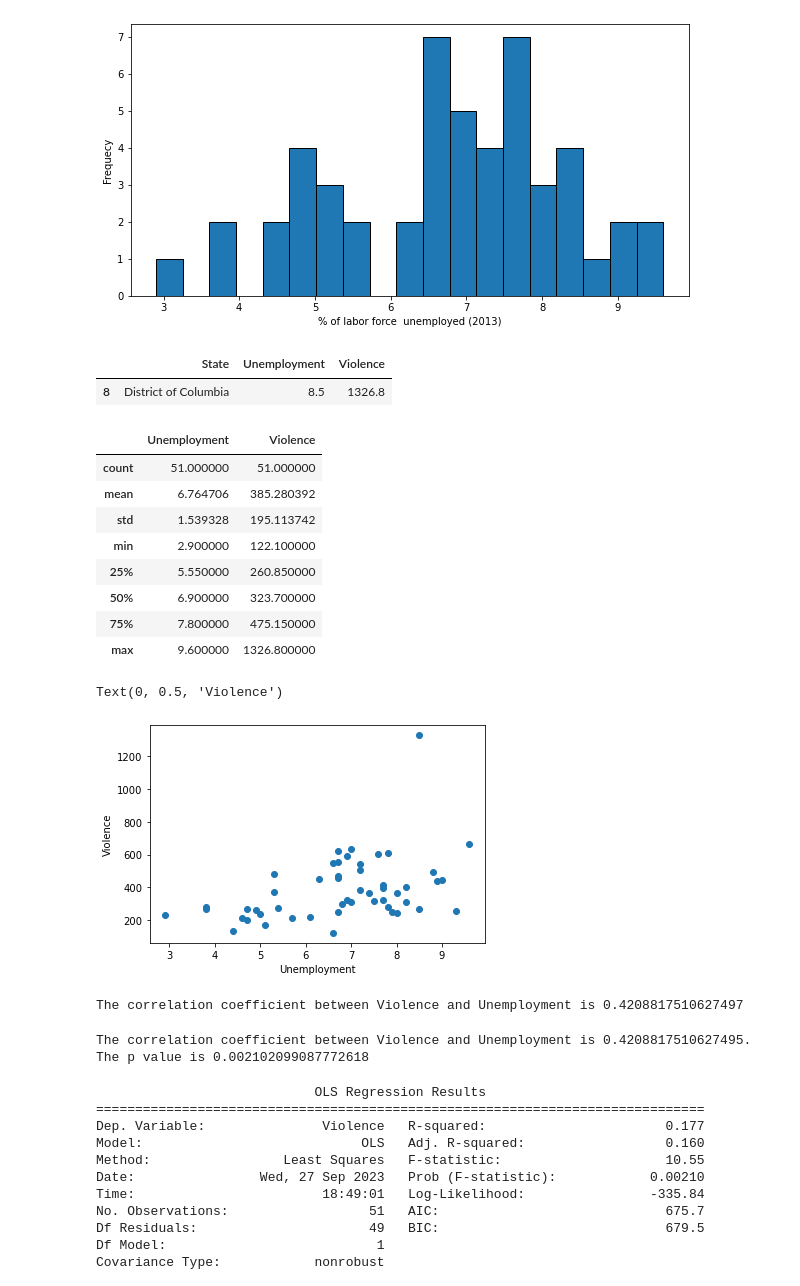
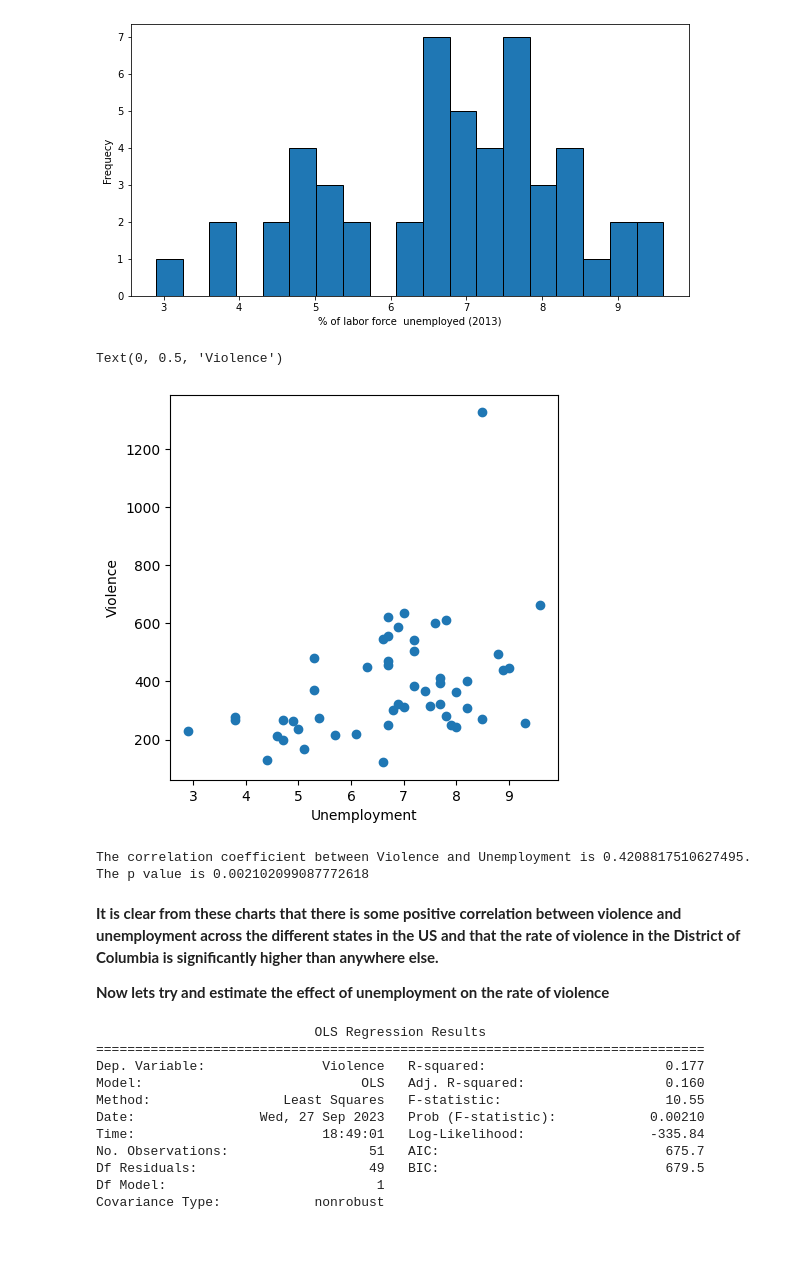
Before and after one commit to tomdoris/Econometrics_Problem-Set-1, a Jupyter notebook: Econometrics undergrad course_Problem set 1.ipynb, the cells around one changed output. Drawn from its saved outputs; the diff is of its cells as text; code cells hidden in the pictures; blank space fills up the shorter version.

```diff
--- a/Econometrics undergrad course_Problem set 1.ipynb
+++ b/Econometrics undergrad course_Problem set 1.ipynb
@@ -13,5 +13,5 @@ import matplotlib.pyplot as plt
 # %%
-file_path = r"C:\Users\tomdo\Desktop\Stats\econometrics\problemset1_data.xls"
+file_path = r"C:\Users\tomdo\Desktop\Stats\econometrics\Econometrics_Problem Set 1\problemset1_data.xls"
 df = pd.read_excel(file_path)
 df.head()
 # %% [output]
@@ -41,36 +81,14 @@ plt.ylabel("Frequecy")
 plt.show()
 # %% [output]
 [figure]
-# %%
-df[df["Violence"] == df["Violence"].max()]
-# %% [output]
-|  | State | Unemployment | Violence |
-| 8 | District of Columbia | 8.5 | 1326.8 |
-# %%
-df.describe()
-# %% [output]
-|  | Unemployment | Violence |
-| count | 51.000000 | 51.000000 |
-| mean | 6.764706 | 385.280392 |
-| std | 1.539328 | 195.113742 |
-| min | 2.900000 | 122.100000 |
-| 25% | 5.550000 | 260.850000 |
-| 50% | 6.900000 | 323.700000 |
-| 75% | 7.800000 | 475.150000 |
-| max | 9.600000 | 1326.800000 |
 # %%
+plt.figure(figsize=(5, 5))
 plt.scatter(df["Unemployment"], df["Violence"])
 plt.xlabel("Unemployment")
 plt.ylabel("Violence")
 # %% [output]
 Text(0, 0.5, 'Violence')
-[figure, old version]
+[figure, new version]
-# %%
-correlation = np.corrcoef(df["Violence"], df["Unemployment"])[0][1]
-correlation
-print(f"The correlation coefficient between Violence and Unemployment is {correlation}")
-# %% [output]
-The correlation coefficient between Violence and Unemployment is 0.4208817510627497
 # %%
 c, p = scipy.stats.pearsonr(df["Violence"], df["Unemployment"])
 print(f"The correlation coefficient between Violence and Unemployment is {c}. \nThe p value is {p}")
@@ -82,3 +98,7 @@ The p value is 0.002102099087772618
+# %% [markdown]
+**It is clear from these charts that there is some positive correlation between violence and unemployment across the different states in the US and that the rate of violence in the District of Columbia is significantly higher than anywhere else.**
+
+**Now lets try and estimate the effect of unemployment on the rate of violence**
 # %%
 x, y = df["Unemployment"], df["Violence"]
 # %%
```
Also changed, not shown: parts of 12 cells of this notebook.
